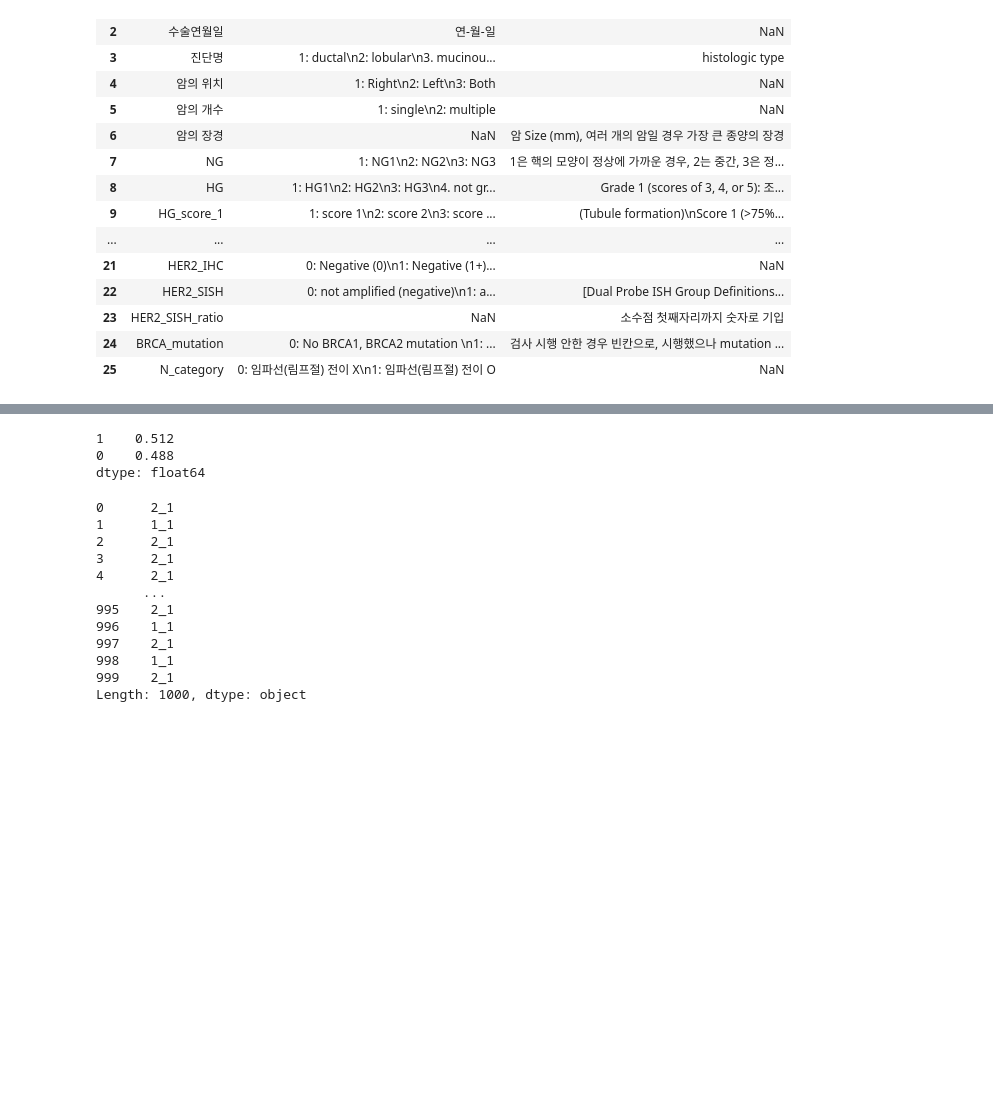
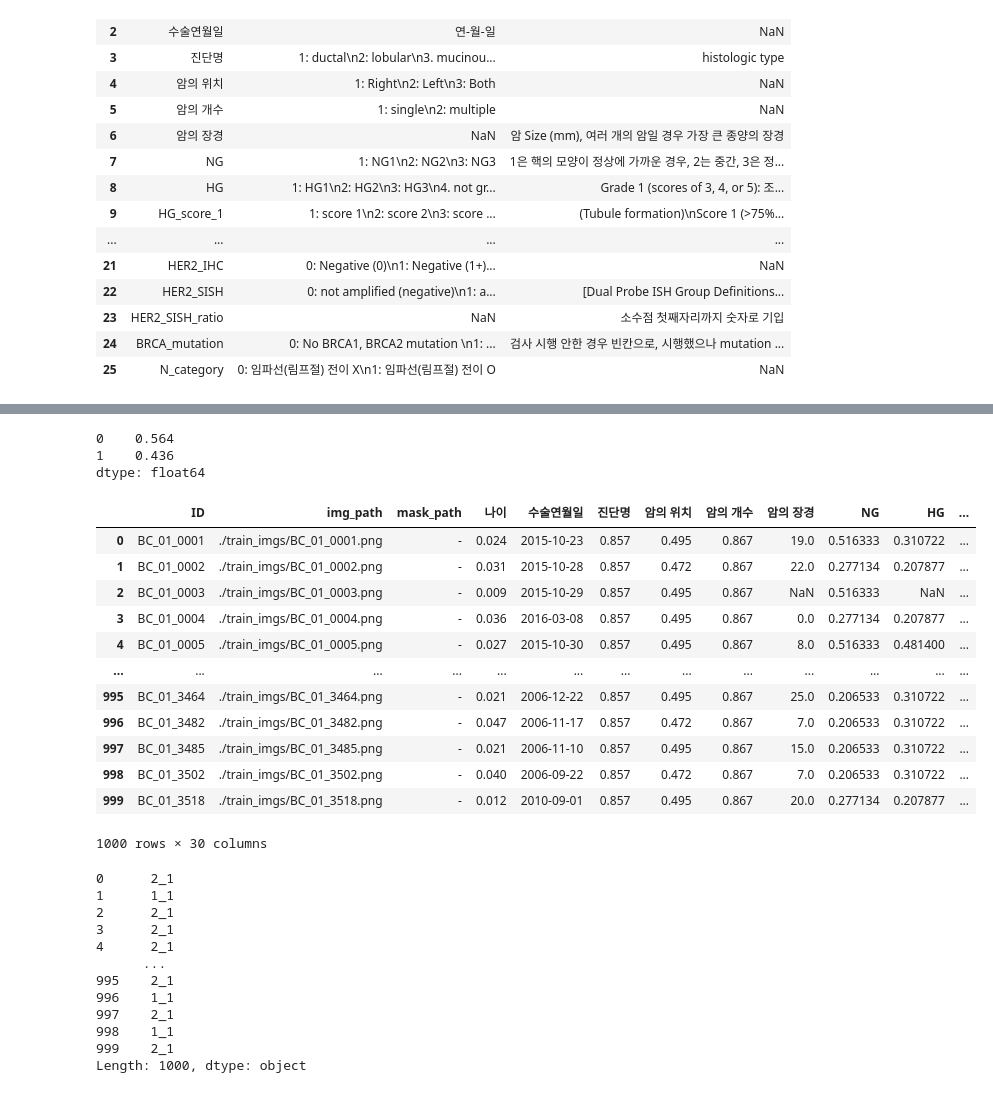
Before and after one commit to hyeonho1028/Prediction-of-breast-cancer-lymph-node-metastasis, a Jupyter notebook: src/eda.ipynb, the cells around one changed output, grey strips where cells are left out. Saved outputs shown, nothing was run; the diff lists cells and outputs as text; code cells hidden in the pictures; blank space fills up the shorter version.

```diff
--- a/src/eda.ipynb
+++ b/src/eda.ipynb
@@ -317,10 +363,26 @@ pd.Series(np.where(preds>0.4, 1, 0)).value_counts(True)
 dtype: float64
 # %%
-pd.Series(np.where(preds>0.4, 1, 0)).value_counts(True)
+pd.Series(np.where(preds>0.5, 1, 0)).value_counts(True)
 # %% [output]
-1    0.512
-0    0.488
+0    0.564
+1    0.436
 dtype: float64
+# %%
+df_train
+# %% [output]
+|  | ID | img_path | mask_path | 나이 | 수술연월일 | 진단명 | 암의 위치 | 암의 개수 | 암의 장경 | NG | HG | ... |
+| 0 | BC_01_0001 | ./train_imgs/BC_01_0001.png | - | 0.024 | 2015-10-23 | 0.857 | 0.495 | 0.867 | 19.0 | 0.516333 | 0.310722 | ... |
+| 1 | BC_01_0002 | ./train_imgs/BC_01_0002.png | - | 0.031 | 2015-10-28 | 0.857 | 0.472 | 0.867 | 22.0 | 0.277134 | 0.207877 | ... |
+| 2 | BC_01_0003 | ./train_imgs/BC_01_0003.png | - | 0.009 | 2015-10-29 | 0.857 | 0.495 | 0.867 | NaN | 0.516333 | NaN | ... |
+| 3 | BC_01_0004 | ./train_imgs/BC_01_0004.png | - | 0.036 | 2016-03-08 | 0.857 | 0.495 | 0.867 | 0.0 | 0.277134 | 0.207877 | ... |
+| 4 | BC_01_0005 | ./train_imgs/BC_01_0005.png | - | 0.027 | 2015-10-30 | 0.857 | 0.495 | 0.867 | 8.0 | 0.516333 | 0.481400 | ... |
+| ... | ... | ... | ... | ... | ... | ... | ... | ... | ... | ... | ... | ... |
+| 995 | BC_01_3464 | ./train_imgs/BC_01_3464.png | - | 0.021 | 2006-12-22 | 0.857 | 0.495 | 0.867 | 25.0 | 0.206533 | 0.310722 | ... |
+| 996 | BC_01_3482 | ./train_imgs/BC_01_3482.png | - | 0.047 | 2006-11-17 | 0.857 | 0.472 | 0.867 | 7.0 | 0.206533 | 0.310722 | ... |
+| 997 | BC_01_3485 | ./train_imgs/BC_01_3485.png | - | 0.021 | 2006-11-10 | 0.857 | 0.495 | 0.867 | 15.0 | 0.206533 | 0.310722 | ... |
+| 998 | BC_01_3502 | ./train_imgs/BC_01_3502.png | - | 0.040 | 2006-09-22 | 0.857 | 0.472 | 0.867 | 7.0 | 0.206533 | 0.310722 | ... |
+| 999 | BC_01_3518 | ./train_imgs/BC_01_3518.png | - | 0.012 | 2010-09-01 | 0.857 | 0.495 | 0.867 | 20.0 | 0.277134 | 0.207877 | ... |
+1000 rows × 30 columns
 # %%
 sub['N_category'] = np.where(preds>=0.5, 1, 0)
 # %%
```
Also changed, not shown: parts of 16 cells of this notebook, 1 other file.
